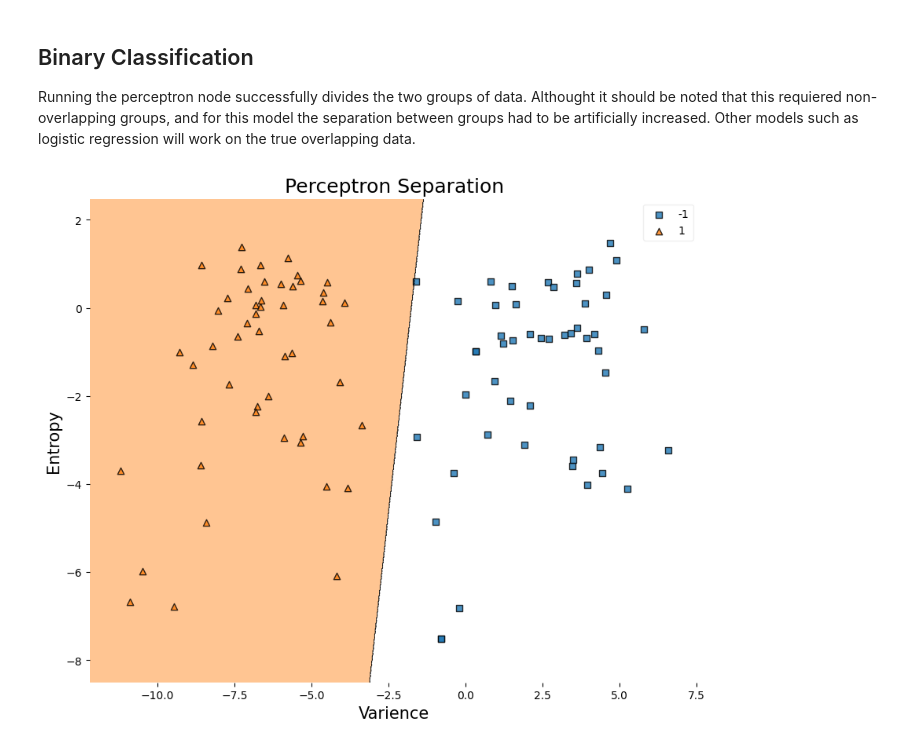
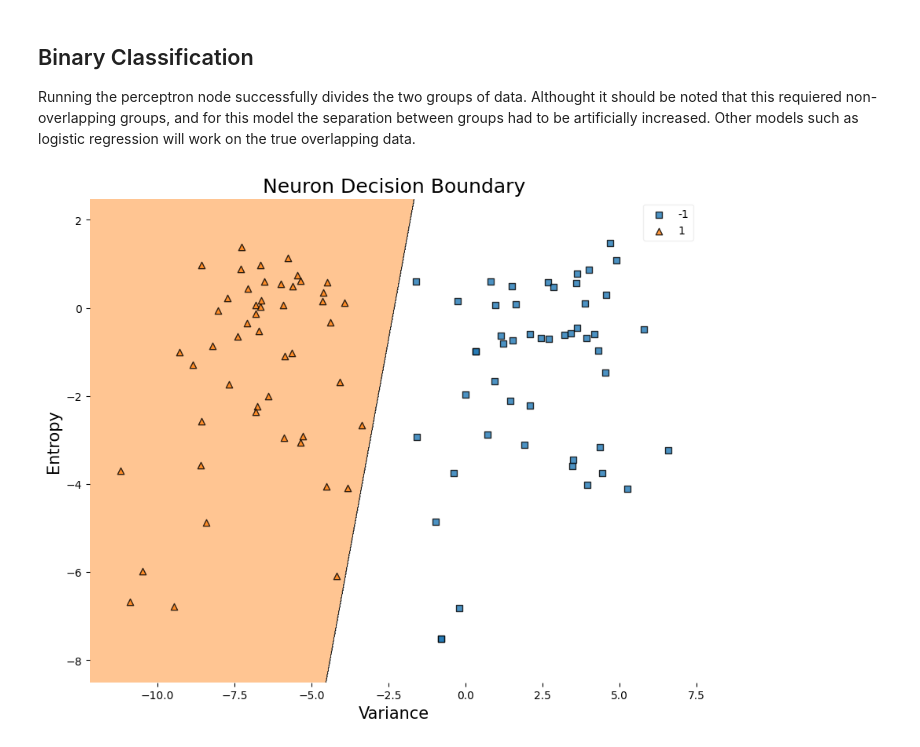
Before and after one commit to JohnAltman1/JohnA-CMOR-438-Spring-2025, a Jupyter notebook: Supervised Learning/The Perceptron/perceptron.ipynb, the cells around one changed output. Drawn from its saved outputs; the diff is of its cells as text; code cells hidden in the pictures.

Commit message:
SingleNeuron done and module refined

```diff
--- a/Supervised Learning/The Perceptron/perceptron.ipynb
+++ b/Supervised Learning/The Perceptron/perceptron.ipynb
@@ -45,8 +42,11 @@ X = D[['variance', 'entropy']].values
 X[:, 0] = np.where(y == 1, X[:, 0] - 5, X[:, 0])
 # the data is actually a little overlapping, so I had to separate the out more for this demonstration
 # %%
-# Instantiate one instance of the Perceptron class
-clf = ml.Perceptron(eta = 0.2,epochs = 1000)
+# Instantiate one instance of the Perceptron_Neuron
+clf = ml.Perceptron_Neuron()
 
 # Call the train method to train the weights and bias of the given instance
-clf.train(X, y)
+clf.train(X, y, 0.1, 20)
+
+# Predict labels on the features in X
+y_hat = clf.predict(X)
@@ -73,13 +55,8 @@ print(y == y_hat)
 
 Running the perceptron node successfully divides the two groups of data. Althought it should be noted that this requiered non-overlapping groups, and for this model the separation between groups had to be artificially increased. Other models such as logistic regression will work on the true overlapping data.
 # %%
-plt.figure(figsize = (10, 8))
-plot_decision_regions(X, y, clf = clf)
-plt.title("Perceptron Separation", fontsize = 18)
-plt.xlabel("Varience", fontsize = 15)
-plt.ylabel("Entropy", fontsize = 15)
-plt.show()
+clf.plot_decision_boundary(X,y,"Variance","Entropy")
 # %% [output]
-[figure, old version]
+[figure, new version]
 # %%
 plt.figure(figsize = (10, 8))
```
Also changed, not shown: parts of 5 cells of this notebook, 9 other files.
